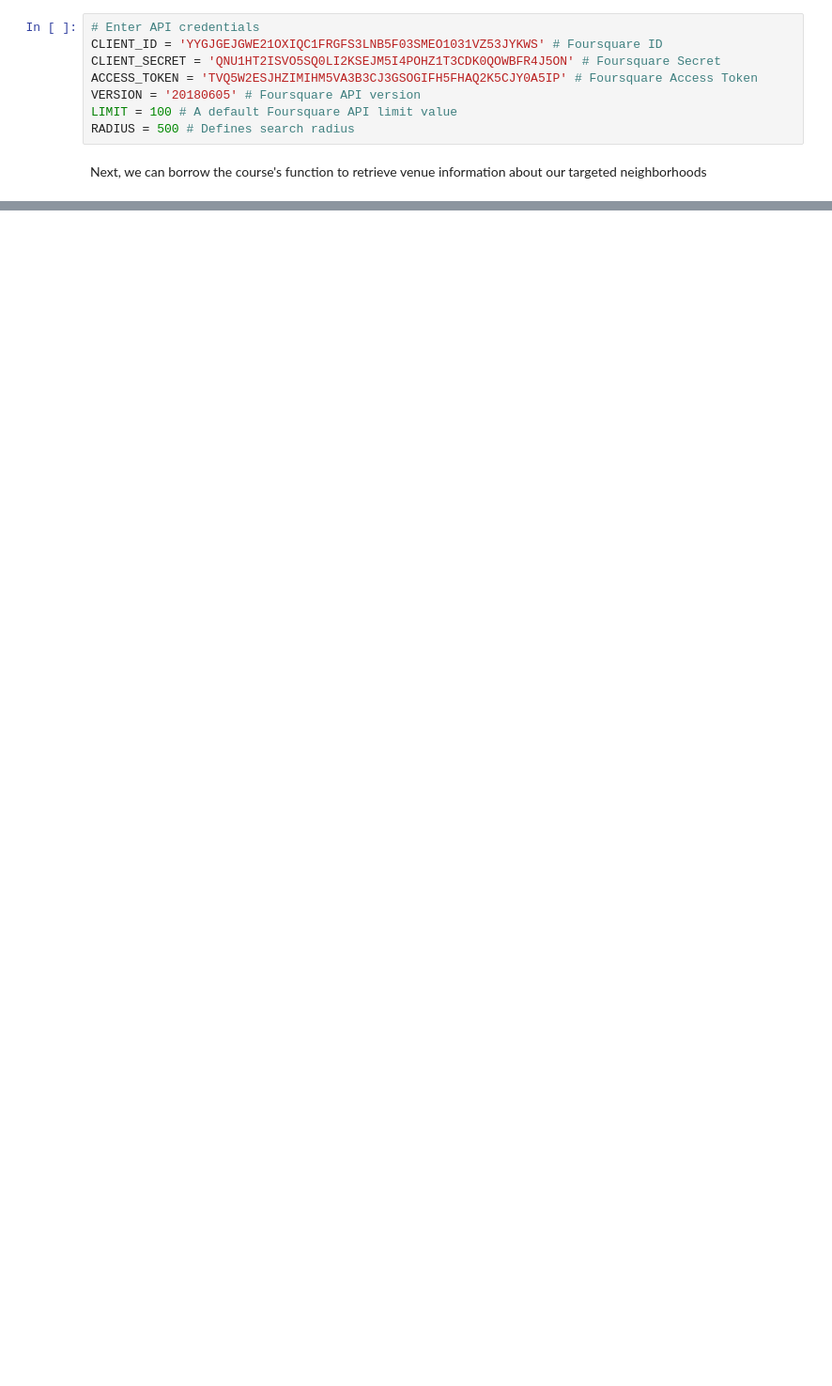
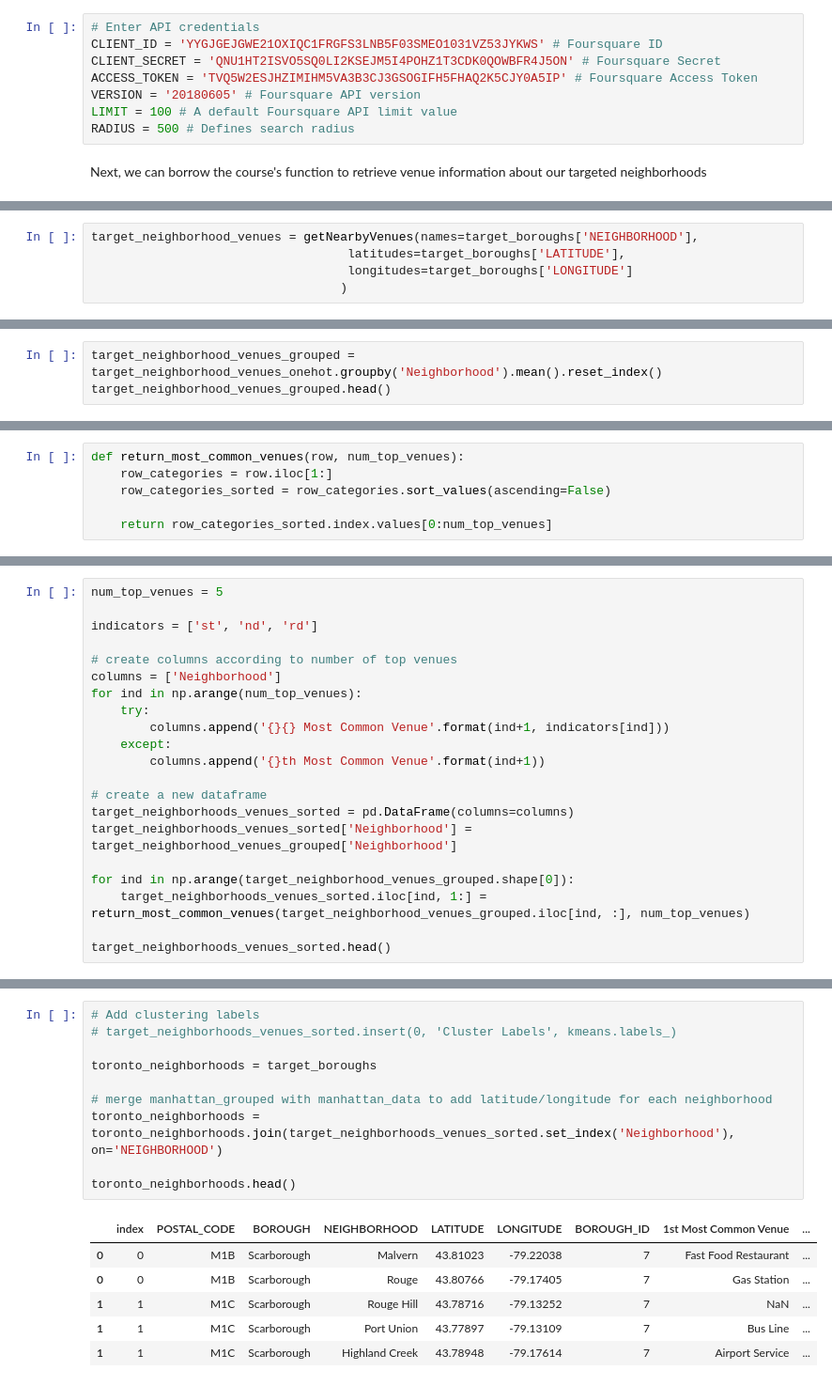
Before and after one commit to Mauricebuettgenbach/IBM_applied_data_science_capstone_project, a Jupyter notebook: Capstone_project.ipynb, the cells around one changed output, grey strips where cells are left out. Shown at 94% size. Drawn from its saved outputs; the diff is of its cells as text; blank space fills up the shorter version.

```diff
--- a/Capstone_project.ipynb
+++ b/Capstone_project.ipynb
@@ -516,0 +646,5 @@ Next, we can borrow the course's function to retrieve venue information about ou
+# %%
+target_neighborhood_venues = getNearbyVenues(names=target_boroughs['NEIGHBORHOOD'],
+                                   latitudes=target_boroughs['LATITUDE'],
+                                   longitudes=target_boroughs['LONGITUDE']
+                                  )
@@ -516,0 +727,3 @@ Next, we can borrow the course's function to retrieve venue information about ou
+# %%
+target_neighborhood_venues_grouped = target_neighborhood_venues_onehot.groupby('Neighborhood').mean().reset_index()
+target_neighborhood_venues_grouped.head()
@@ -516,0 +740,6 @@ Next, we can borrow the course's function to retrieve venue information about ou
+# %%
+def return_most_common_venues(row, num_top_venues):
+    row_categories = row.iloc[1:]
+    row_categories_sorted = row_categories.sort_values(ascending=False)
+
+    return row_categories_sorted.index.values[0:num_top_venues]
@@ -516,0 +748,21 @@ Next, we can borrow the course's function to retrieve venue information about ou
+# %%
+num_top_venues = 5
+
+indicators = ['st', 'nd', 'rd']
+
+# create columns according to number of top venues
+columns = ['Neighborhood']
+for ind in np.arange(num_top_venues):
+    try:
+        columns.append('{}{} Most Common Venue'.format(ind+1, indicators[ind]))
+    except:
+        columns.append('{}th Most Common Venue'.format(ind+1))
+
+# create a new dataframe
+target_neighborhoods_venues_sorted = pd.DataFrame(columns=columns)
+target_neighborhoods_venues_sorted['Neighborhood'] = target_neighborhood_venues_grouped['Neighborhood']
+
+for ind in np.arange(target_neighborhood_venues_grouped.shape[0]):
+    target_neighborhoods_venues_sorted.iloc[ind, 1:] = return_most_common_venues(target_neighborhood_venues_grouped.iloc[ind, :], num_top_venues)
+
+target_neighborhoods_venues_sorted.head()
@@ -516,0 +794,17 @@ Next, we can borrow the course's function to retrieve venue information about ou
+# %%
+# Add clustering labels
+# target_neighborhoods_venues_sorted.insert(0, 'Cluster Labels', kmeans.labels_)
+
+toronto_neighborhoods = target_boroughs
+
+# merge manhattan_grouped with manhattan_data to add latitude/longitude for each neighborhood
+toronto_neighborhoods = toronto_neighborhoods.join(target_neighborhoods_venues_sorted.set_index('Neighborhood'), on='NEIGHBORHOOD')
+
+toronto_neighborhoods.head()
+# %% [output]
+|  | index | POSTAL_CODE | BOROUGH | NEIGHBORHOOD | LATITUDE | LONGITUDE | BOROUGH_ID | 1st Most Common Venue | ... |
+| 0 | 0 | M1B | Scarborough | Malvern | 43.81023 | -79.22038 | 7 | Fast Food Restaurant | ... |
+| 0 | 0 | M1B | Scarborough | Rouge | 43.80766 | -79.17405 | 7 | Gas Station | ... |
+| 1 | 1 | M1C | Scarborough | Rouge Hill | 43.78716 | -79.13252 | 7 | NaN | ... |
+| 1 | 1 | M1C | Scarborough | Port Union | 43.77897 | -79.13109 | 7 | Bus Line | ... |
+| 1 | 1 | M1C | Scarborough | Highland Creek | 43.78948 | -79.17614 | 7 | Airport Service | ... |
```
Also changed, not shown: parts of 27 cells of this notebook.
